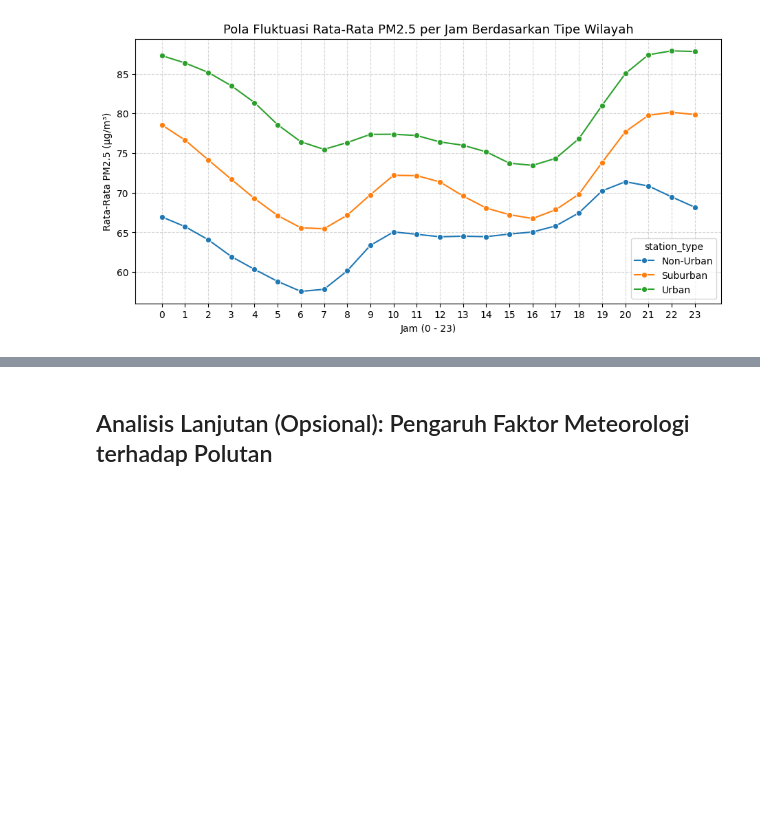
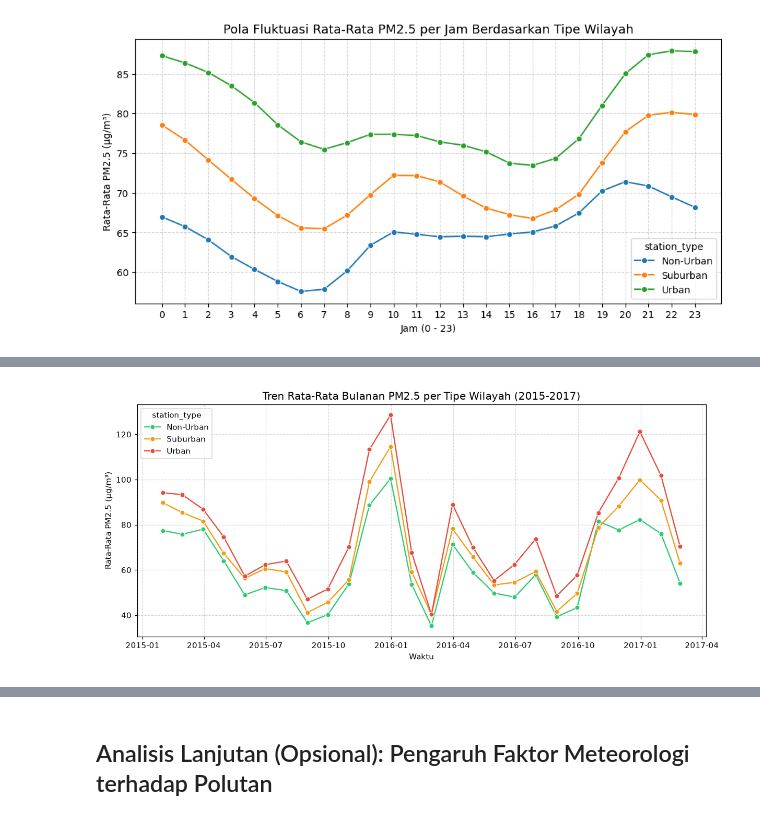
Before and after one commit to bayuadjr/beijing-air-quality-dashboard, a Jupyter notebook: notebook.ipynb, the cells around one changed output, grey strips where cells are left out. Cells and saved outputs as stored; diff of their text form; code cells hidden in the pictures; blank space fills up the shorter version.

```diff
--- a/notebook.ipynb
+++ b/notebook.ipynb
@@ -338,0 +344,23 @@ plt.show()
+# %%
+# Tren musiman: rata-rata PM2.5 bulanan per tipe wilayah (2015-2017)
+monthly_type_df = (
+    df[df['datetime'] >= '2015-01-01']
+    .groupby(['station_type', pd.Grouper(key='datetime', freq='ME')])['PM2.5']
+    .mean()
+    .reset_index()
+)
+
+plt.figure(figsize=(11, 5))
+sns.lineplot(
+    data=monthly_type_df, x='datetime', y='PM2.5', hue='station_type',
+    palette={'Urban': '#e74c3c', 'Suburban': '#f39c12', 'Non-Urban': '#2ecc71'},
+    marker='o'
+)
+plt.title('Tren Rata-Rata Bulanan PM2.5 per Tipe Wilayah (2015-2017)', fontsize=13)
+plt.xlabel('Waktu')
+plt.ylabel('Rata-Rata PM2.5 (µg/m³)')
+plt.grid(True, linestyle='--', alpha=0.5)
+plt.tight_layout()
+plt.show()
+# %% [output]
+[figure, added]
```
Also changed, not shown: parts of 4 cells of this notebook, 1 other file.
